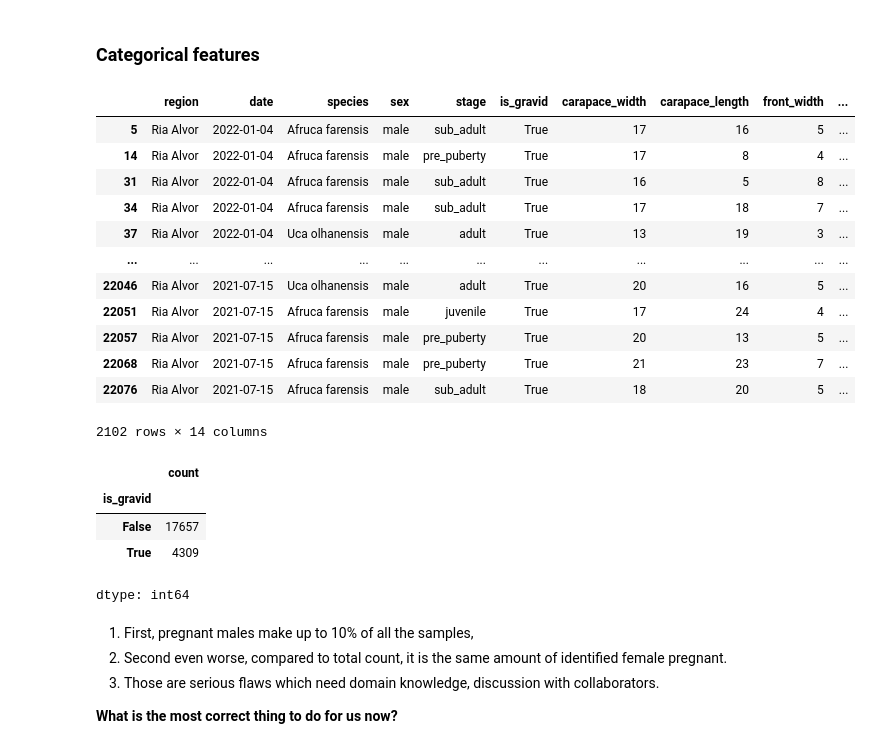
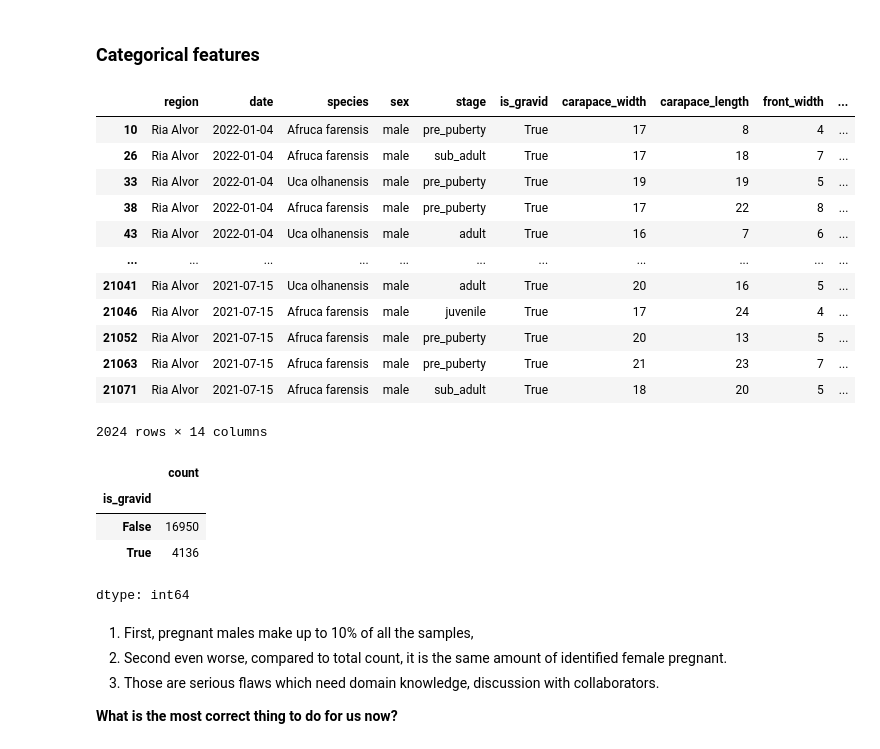
Before and after one commit to Py-ualg/2025-tidy-python, a Jupyter notebook: tutorials/nb3_visualization.ipynb, the cells around one changed output. Cells and saved outputs as stored; diff of their text form; code cells hidden in the pictures.

```diff
--- a/tutorials/nb3_visualization.ipynb
+++ b/tutorials/nb3_visualization.ipynb
@@ -111,14 +110,14 @@ Is 199 cm for right_claw_length reasonable? What to do?
 #     Below Q1 - 1.5 * IQR
 #     Above Q3 + 1.5 * IQR
 
-q1 = df1['right_claw_length'].quantile(0.25)
-q3 = df1['right_claw_length'].quantile(0.75)
+q1 = crabs1['right_claw_length'].quantile(0.25)
+q3 = crabs1['right_claw_length'].quantile(0.75)
 iqr = q3 - q1
 
 lower = q1 - 1.5 * iqr
 upper = q3 + 1.5 * iqr
 
-outliers = df1[(df1['right_claw_length'] < lower) | (df1['right_claw_length'] > upper)]
+outliers = crabs1[(crabs1['right_claw_length'] < lower) | (crabs1['right_claw_length'] > upper)]
 # %%
 outliers
 # %% [output]
@@ -145,0 +204,23 @@ plt.show()
+# %%
+def get_outliers_std(df: pd.DataFrame, col: str, std_cutoff=3) -> pd.DataFrame:
+    x = df[col].dropna()
+    mean = np.mean(x)
+    std = np.std(x)
+    outliers = df.loc[np.abs(x - mean) > std_cutoff * std]
+    return outliers
+# %%
+outliers_iqr = get_iqr(crabs1, 'right_claw_length')
+outliers_z = modified_z_score(crabs1, 'right_claw_length')
+outliers_std = get_outliers_std(crabs1, 'right_claw_length')
+
+bins = np.linspace(0, 200, 20)
+plt.hist(crabs1['right_claw_length'], bins=bins, alpha=0.5)
+plt.hist(outliers_iqr['right_claw_length'], bins=bins, alpha=0.5)
+plt.hist(outliers_z['right_claw_length'], bins=bins, alpha=0.5)
+plt.hist(outliers_std['right_claw_length'], bins=bins, alpha=0.5)
+
+
+plt.axvline(x=lower, color='r')
+plt.axvline(x=upper, color='r')
+plt.yscale('log')
+plt.show()
@@ -146,30 +229,32 @@ plt.show()
+# %%
+crabs2 = crabs1.drop(outliers_std.index).reset_index(drop=True)
 # %% [markdown]
 ### Categorical features
 # %%
 #@title What would not make sense?
 
-df1[(df1['sex'] == 'male') & (df1['is_gravid'] == True)]
+crabs2[(crabs2['sex'] == 'male') & (crabs2['is_gravid'] == True)]
 # %% [output]
 |  | region | date | species | sex | stage | is_gravid | carapace_width | carapace_length | front_width | ... |
-| 5 | Ria Alvor | 2022-01-04 | Afruca farensis | male | sub_adult | True | 17 | 16 | 5 | ... |
-| 14 | Ria Alvor | 2022-01-04 | Afruca farensis | male | pre_puberty | True | 17 | 8 | 4 | ... |
-| 31 | Ria Alvor | 2022-01-04 | Afruca farensis | male | sub_adult | True | 16 | 5 | 8 | ... |
-| 34 | Ria Alvor | 2022-01-04 | Afruca farensis | male | sub_adult | True | 17 | 18 | 7 | ... |
-| 37 | Ria Alvor | 2022-01-04 | Uca olhanensis | male | adult | True | 13 | 19 | 3 | ... |
+| 10 | Ria Alvor | 2022-01-04 | Afruca farensis | male | pre_puberty | True | 17 | 8 | 4 | ... |
+| 26 | Ria Alvor | 2022-01-04 | Afruca farensis | male | sub_adult | True | 17 | 18 | 7 | ... |
+| 33 | Ria Alvor | 2022-01-04 | Uca olhanensis | male | pre_puberty | True | 19 | 19 | 5 | ... |
+| 38 | Ria Alvor | 2022-01-04 | Afruca farensis | male | pre_puberty | True | 17 | 22 | 8 | ... |
+| 43 | Ria Alvor | 2022-01-04 | Uca olhanensis | male | adult | True | 16 | 7 | 6 | ... |
 | ... | ... | ... | ... | ... | ... | ... | ... | ... | ... | ... |
-| 22046 | Ria Alvor | 2021-07-15 | Uca olhanensis | male | adult | True | 20 | 16 | 5 | ... |
-| 22051 | Ria Alvor | 2021-07-15 | Afruca farensis | male | juvenile | True | 17 | 24 | 4 | ... |
-| 22057 | Ria Alvor | 2021-07-15 | Afruca farensis | male | pre_puberty | True | 20 | 13 | 5 | ... |
-| 22068 | Ria Alvor | 2021-07-15 | Afruca farensis | male | pre_puberty | True | 21 | 23 | 7 | ... |
-| 22076 | Ria Alvor | 2021-07-15 | Afruca farensis | male | sub_adult | True | 18 | 20 | 5 | ... |
+| 21041 | Ria Alvor | 2021-07-15 | Uca olhanensis | male | adult | True | 20 | 16 | 5 | ... |
+| 21046 | Ria Alvor | 2021-07-15 | Afruca farensis | male | juvenile | True | 17 | 24 | 4 | ... |
+| 21052 | Ria Alvor | 2021-07-15 | Afruca farensis | male | pre_puberty | True | 20 | 13 | 5 | ... |
+| 21063 | Ria Alvor | 2021-07-15 | Afruca farensis | male | pre_puberty | True | 21 | 23 | 7 | ... |
+| 21071 | Ria Alvor | 2021-07-15 | Afruca farensis | male | sub_adult | True | 18 | 20 | 5 | ... |
-2102 rows × 14 columns
+2024 rows × 14 columns
 # %%
-df1['is_gravid'].value_counts()
+crabs2['is_gravid'].value_counts()
 # %% [output]
 |  | count |
 | is_gravid |  |
-| False | 17657 |
-| True | 4309 |
+| False | 16950 |
+| True | 4136 |
 dtype: int64
 # %% [markdown]
 1. First, pregnant males make up to 10% of all the samples,
```
Also changed, not shown: parts of 51 cells of this notebook.
